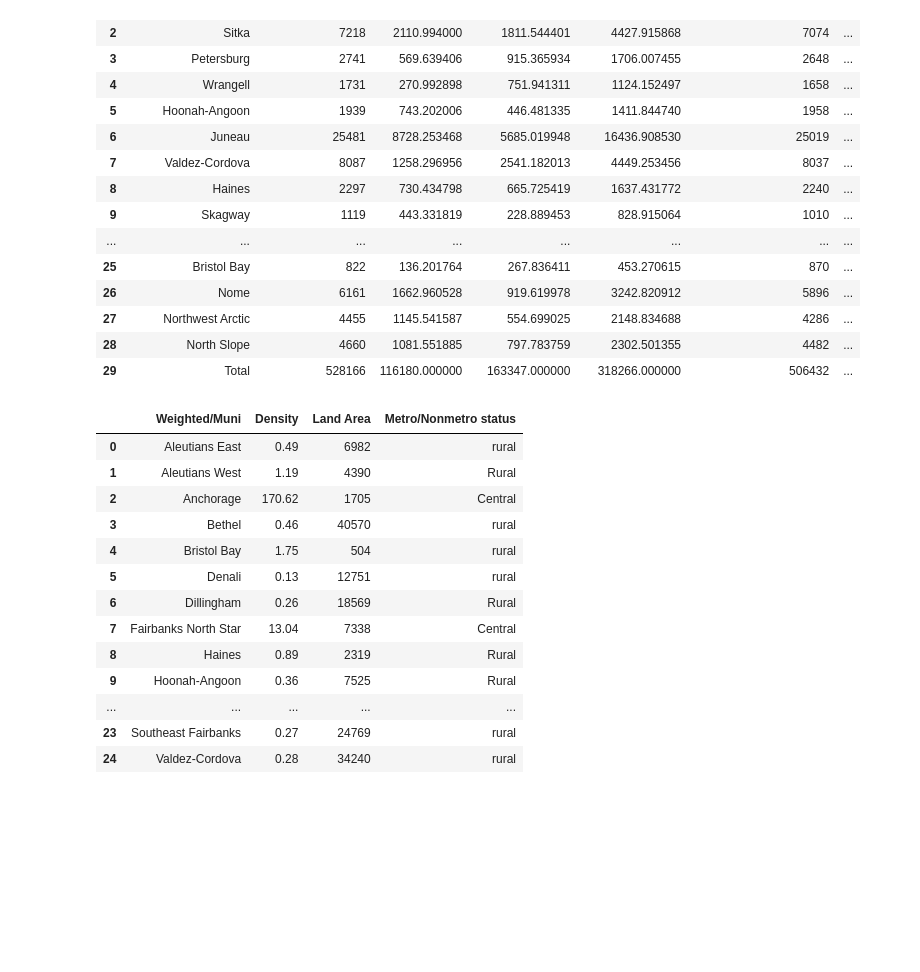
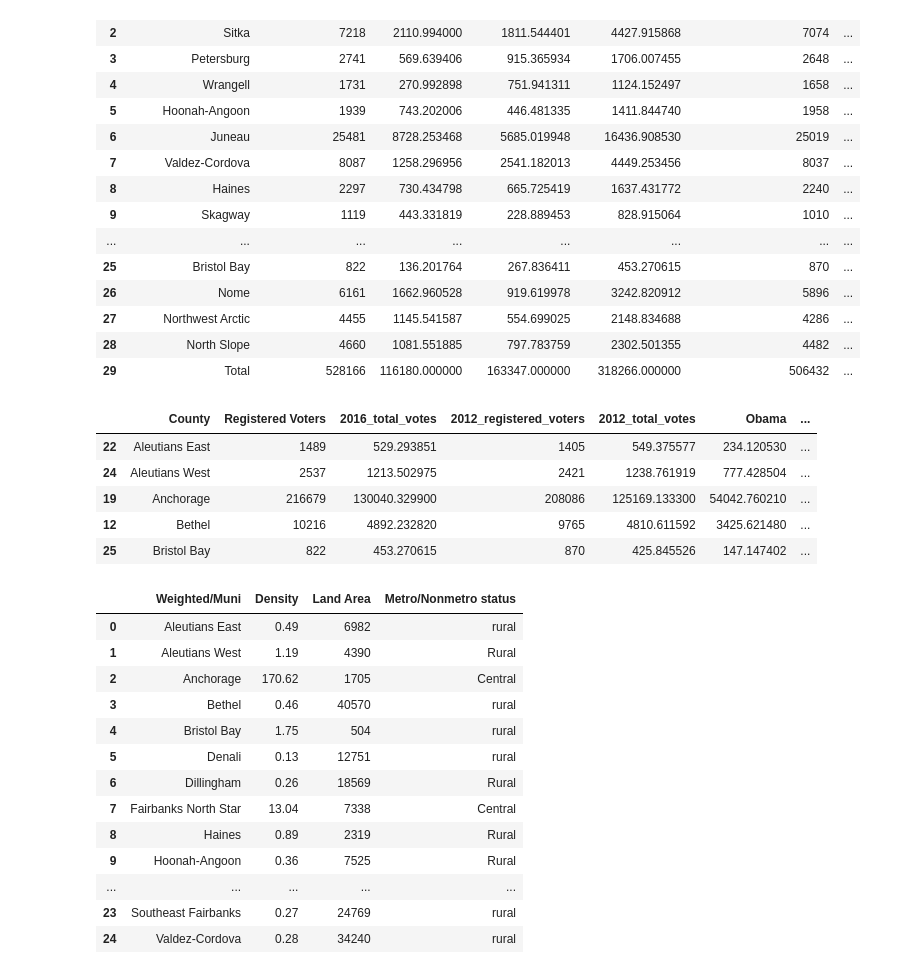
Before and after one commit to AngieKay/2016-Election-by-County, a Jupyter notebook: keep_Alaska_results.ipynb, the cells around one changed output. Drawn from its saved outputs; the diff is of its cells as text; code cells hidden in the pictures; blank space fills up the shorter version.

```diff
--- a/keep_Alaska_results.ipynb
+++ b/keep_Alaska_results.ipynb
@@ -71,6 +71,15 @@ df = df.drop(df.iloc[:, 2:4], axis = 1)
 df['State'] = 'Alaska'
 # %%
 df = df.sort_values(by = 'County')
+# %%
+df.head()
+# %% [output]
+|  | County | Registered Voters | 2016_total_votes | 2012_registered_voters | 2012_total_votes | Obama | ... |
+| 22 | Aleutians East | 1489 | 529.293851 | 1405 | 549.375577 | 234.120530 | ... |
+| 24 | Aleutians West | 2537 | 1213.502975 | 2421 | 1238.761919 | 777.428504 | ... |
+| 19 | Anchorage | 216679 | 130040.329900 | 208086 | 125169.133300 | 54042.760210 | ... |
+| 12 | Bethel | 10216 | 4892.232820 | 9765 | 4810.611592 | 3425.621480 | ... |
+| 25 | Bristol Bay | 822 | 453.270615 | 870 | 425.845526 | 147.147402 | ... |
 # %%
 missing_columns.replace('Wade Hampton(kusilvak)', 'Kusilvak', inplace = True)
 missing_columns = missing_columns.drop(missing_columns.iloc[:, 4:6], axis = 1)
```
Also changed, not shown: 14 other files.
